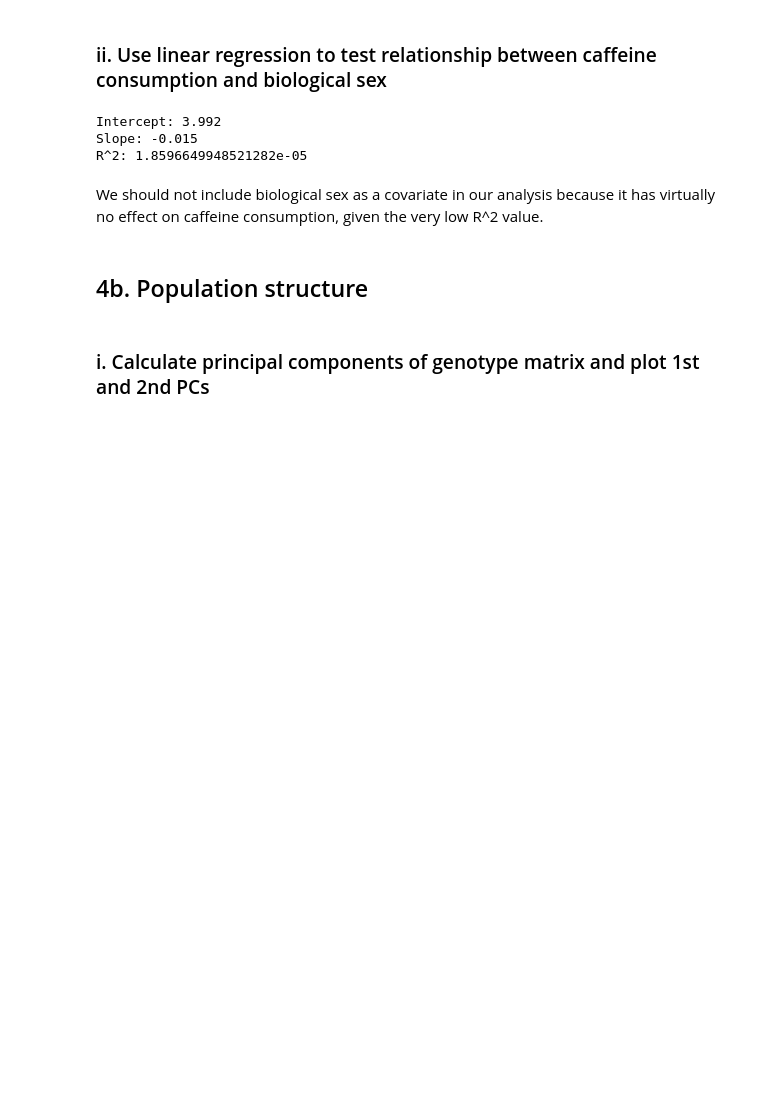
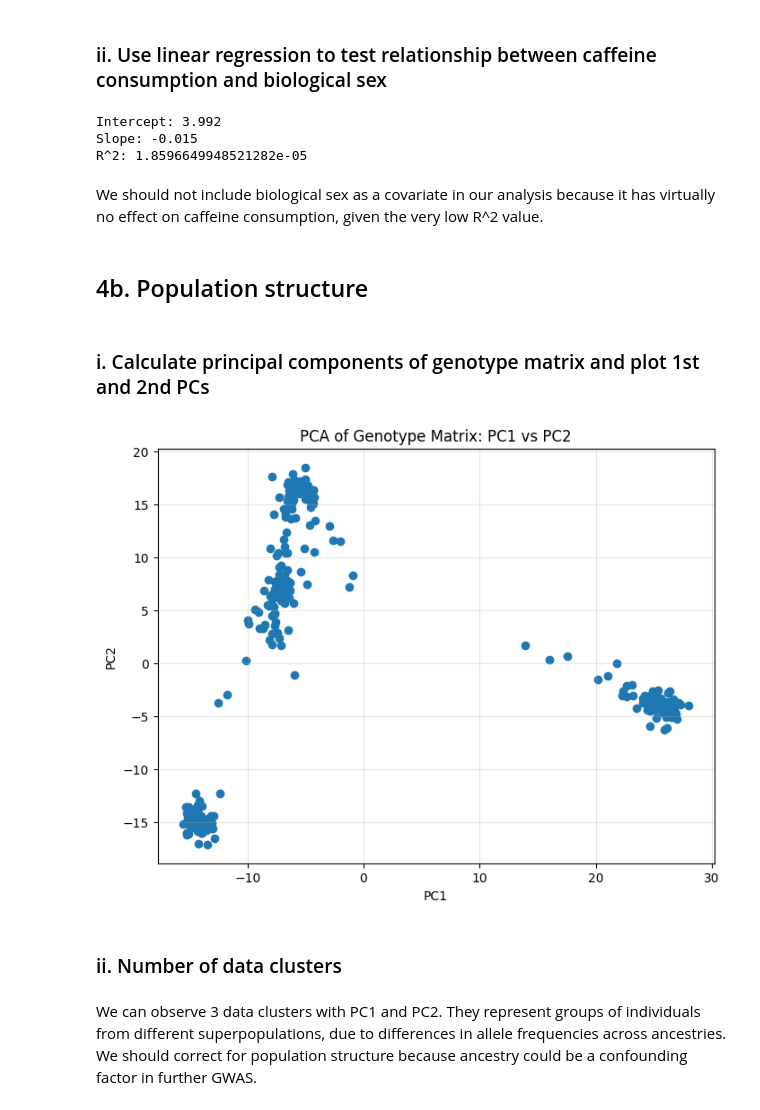
Before and after one commit to leaslive/GeneticsandGenomics, a Jupyter notebook: Genetics Project.ipynb, the cells around one changed output. Cells and saved outputs as stored; diff of their text form; code cells hidden in the pictures; blank space fills up the shorter version.

```diff
--- a/Genetics Project.ipynb
+++ b/Genetics Project.ipynb
@@ -230,3 +230,24 @@ We should not include biological sex as a covariate in our analysis because it h
 ## 4b. Population structure
 # %% [markdown]
 ### i. Calculate principal components of genotype matrix and plot 1st and 2nd PCs
+# %%
+pca = decomposition.PCA(n_components=2)
+pcs = pca.fit_transform(geno_numeric.transpose())
+pc_df = pd.DataFrame({
+    'PC1': pcs[:, 0],
+    'PC2': pcs[:,1]
+})
+
+plt.figure(figsize=(8,6))
+plt.scatter(pc_df['PC1'], pc_df['PC2'])
+plt.xlabel("PC1")
+plt.ylabel("PC2")
+plt.title("PCA of Genotype Matrix: PC1 vs PC2")
+plt.grid(alpha=0.3)
+plt.show()
+# %% [output]
+[figure, added]
+# %% [markdown]
+### ii. Number of data clusters
+# %% [markdown]
+We can observe 3 data clusters with PC1 and PC2. They represent groups of individuals from different superpopulations, due to differences in allele frequencies across ancestries. We should correct for population structure because ancestry could be a confounding factor in further GWAS.
```
